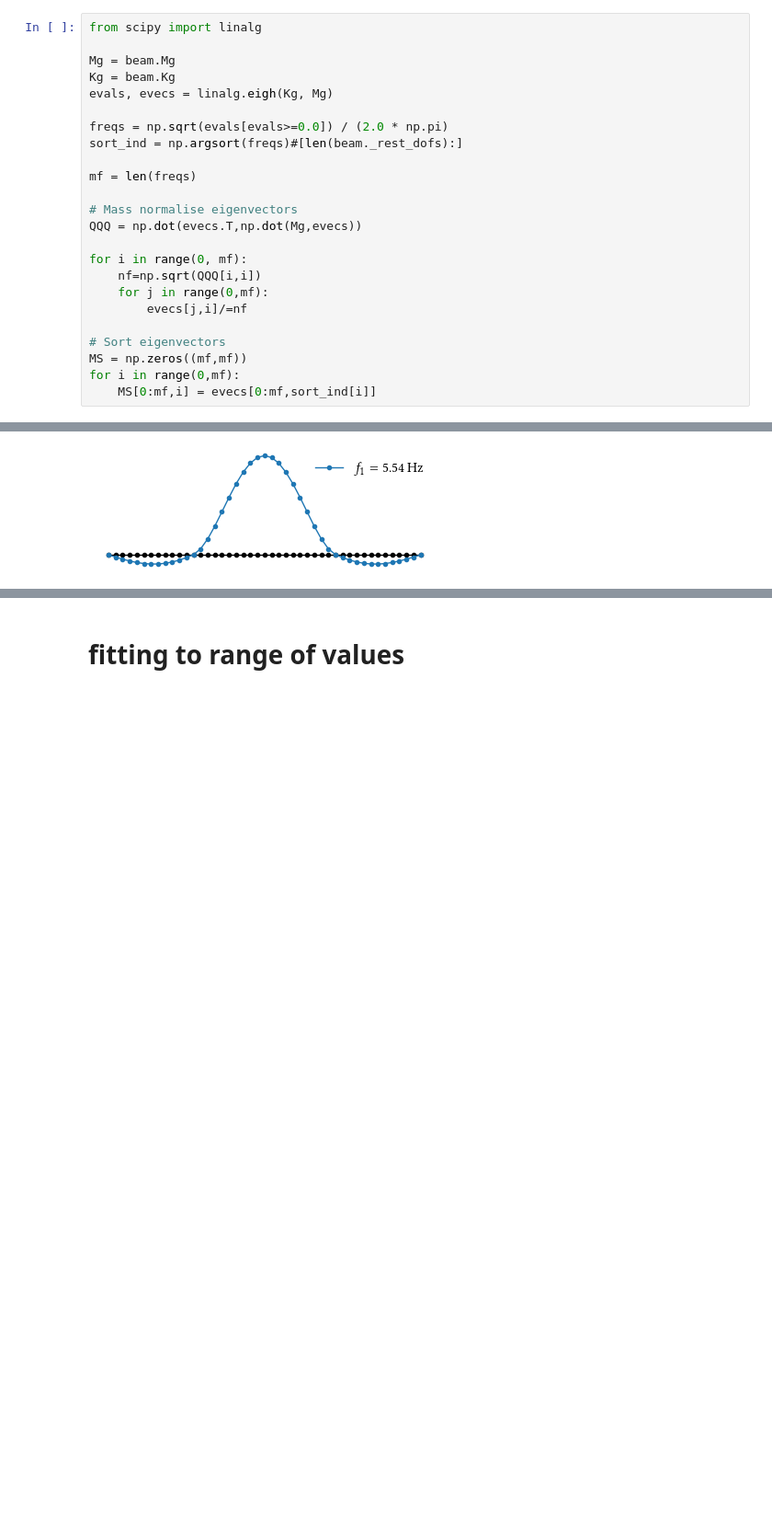
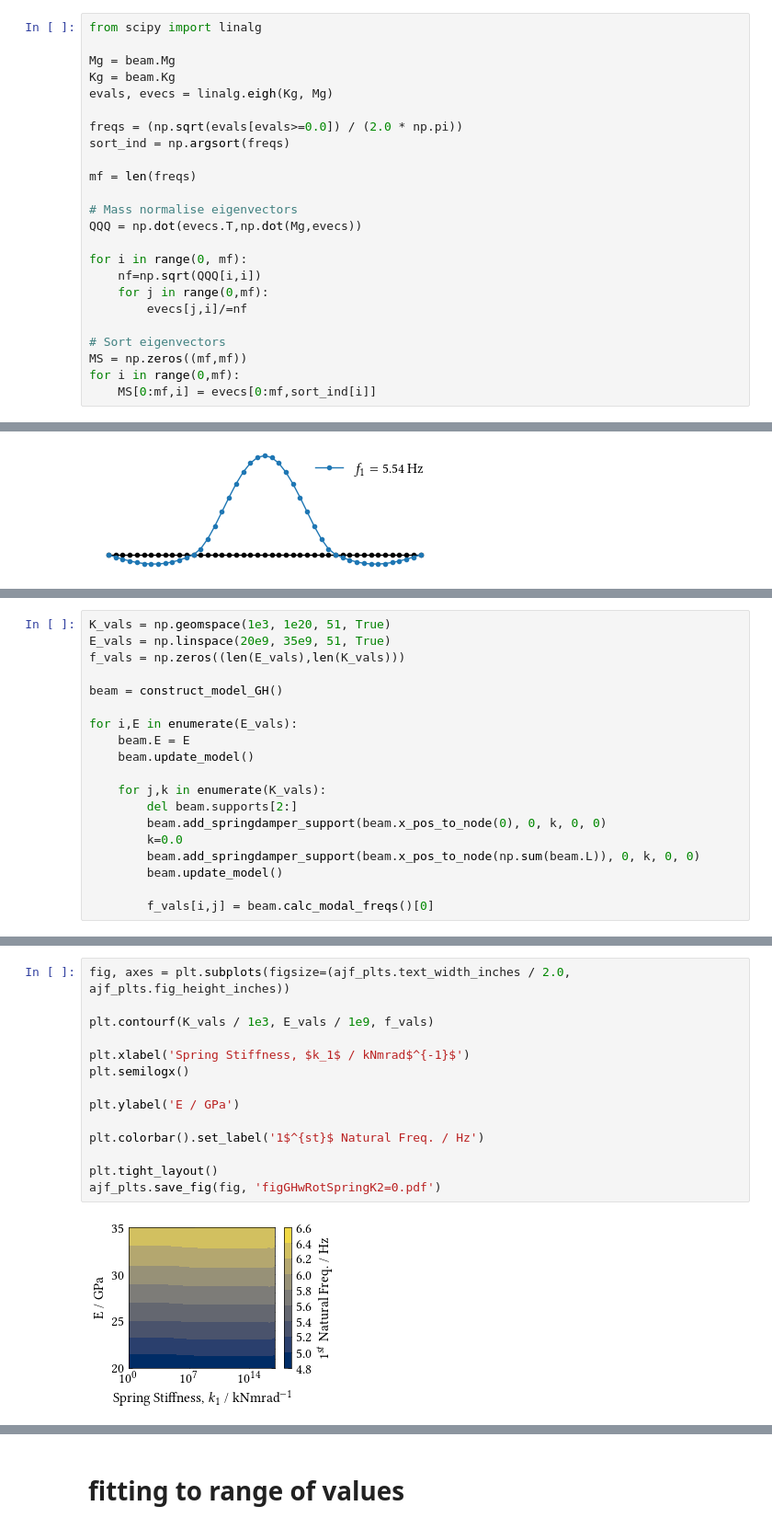
Before and after one commit to alanjferguson/thesis-figure-code, a Jupyter notebook: chapter_5/0_gracehill_fe_model.ipynb, the cells around one changed output, grey strips where cells are left out. Shown at 92% size. Drawn from its saved outputs; the diff is of its cells as text; blank space fills up the shorter version.

```diff
--- a/chapter_5/0_gracehill_fe_model.ipynb
+++ b/chapter_5/0_gracehill_fe_model.ipynb
@@ -72,8 +72,8 @@ Mg = beam.Mg
 Kg = beam.Kg
 evals, evecs = linalg.eigh(Kg, Mg)
 
-freqs = np.sqrt(evals[evals>=0.0]) / (2.0 * np.pi)
-sort_ind = np.argsort(freqs)#[len(beam._rest_dofs):]
+freqs = (np.sqrt(evals[evals>=0.0]) / (2.0 * np.pi))
+sort_ind = np.argsort(freqs)
 
 mf = len(freqs)
 
@@ -125,0 +204,19 @@ f_max: 6.16Hz -> E=32.613GPa
+# %%
+K_vals = np.geomspace(1e3, 1e20, 51, True)
+E_vals = np.linspace(20e9, 35e9, 51, True)
+f_vals = np.zeros((len(E_vals),len(K_vals)))
+
+beam = construct_model_GH()
+
+for i,E in enumerate(E_vals):
+    beam.E = E
+    beam.update_model()
+
+    for j,k in enumerate(K_vals):
+        del beam.supports[2:]
+        beam.add_springdamper_support(beam.x_pos_to_node(0), 0, k, 0, 0)
+        k=0.0
+        beam.add_springdamper_support(beam.x_pos_to_node(np.sum(beam.L)), 0, k, 0, 0)
+        beam.update_model()
+
+        f_vals[i,j] = beam.calc_modal_freqs()[0]
@@ -125,0 +228,16 @@ f_max: 6.16Hz -> E=32.613GPa
+# %%
+fig, axes = plt.subplots(figsize=(ajf_plts.text_width_inches / 2.0, ajf_plts.fig_height_inches))
+
+plt.contourf(K_vals / 1e3, E_vals / 1e9, f_vals)
+
+plt.xlabel('Spring Stiffness, $k_1$ / kNmrad$^{-1}$')
+plt.semilogx()
+
+plt.ylabel('E / GPa')
+
+plt.colorbar().set_label('1$^{st}$ Natural Freq. / Hz')
+
+plt.tight_layout()
+ajf_plts.save_fig(fig, 'figGHwRotSpringK2=0.pdf')
+# %% [output]
+[figure, added]
```
Also changed, not shown: parts of 32 cells of this notebook, 2 other files.
